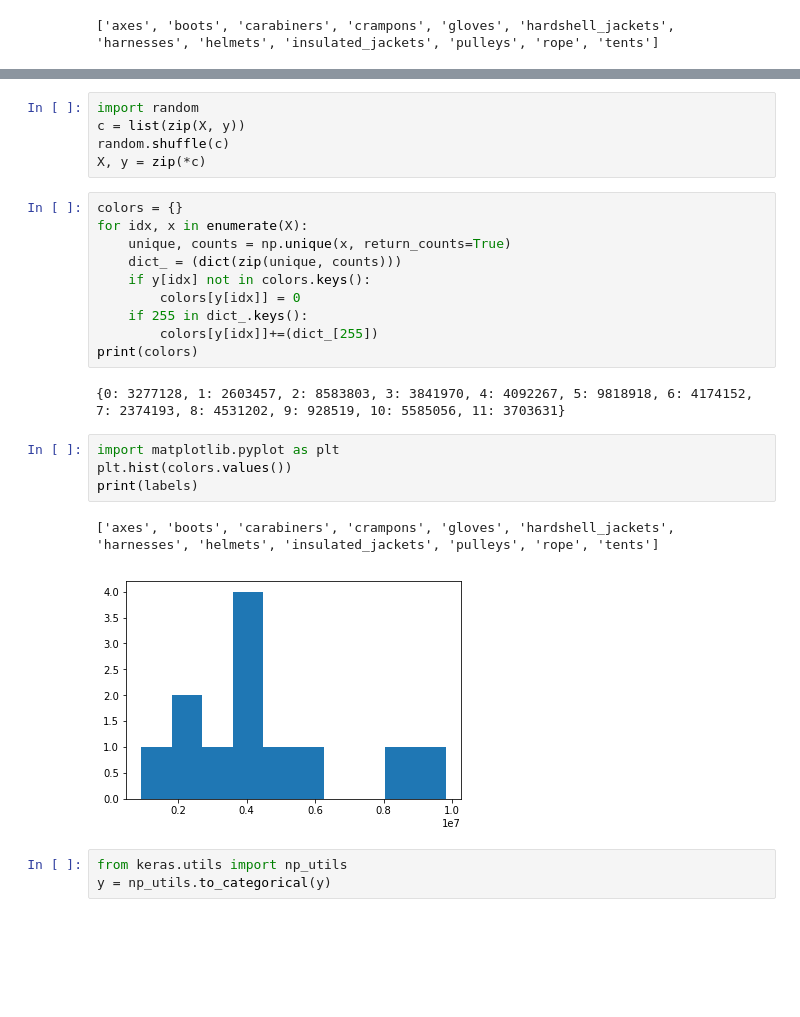
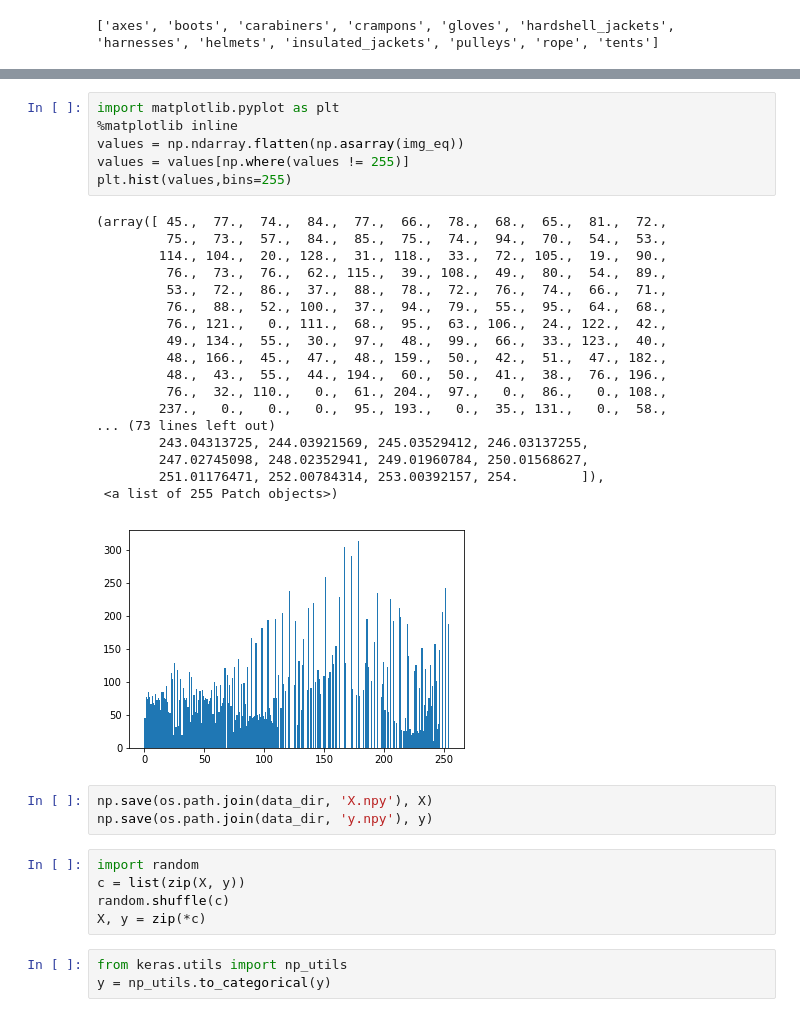
Before and after one commit to gvalero/OpenHachkCoding, a Jupyter notebook: notebooks/classification.ipynb, the cells around one changed output, grey strips where cells are left out. Drawn from its saved outputs; the diff is of its cells as text; blank space fills up the shorter version.

```diff
--- a/notebooks/classification.ipynb
+++ b/notebooks/classification.ipynb
@@ -36,27 +101,36 @@ for label in labels:
+# %%
+import matplotlib.pyplot as plt
+%matplotlib inline
+values = np.ndarray.flatten(np.asarray(img_eq))
+values = values[np.where(values != 255)]
+plt.hist(values,bins=255)
+# %% [output]
+(array([ 45.,  77.,  74.,  84.,  77.,  66.,  78.,  68.,  65.,  81.,  72.,
+         75.,  73.,  57.,  84.,  85.,  75.,  74.,  94.,  70.,  54.,  53.,
+        114., 104.,  20., 128.,  31., 118.,  33.,  72., 105.,  19.,  90.,
+         76.,  73.,  76.,  62., 115.,  39., 108.,  49.,  80.,  54.,  89.,
+         53.,  72.,  86.,  37.,  88.,  78.,  72.,  76.,  74.,  66.,  71.,
+         76.,  88.,  52., 100.,  37.,  94.,  79.,  55.,  95.,  64.,  68.,
+         76., 121.,   0., 111.,  68.,  95.,  63., 106.,  24., 122.,  42.,
+         49., 134.,  55.,  30.,  97.,  48.,  99.,  66.,  33., 123.,  40.,
+         48., 166.,  45.,  47.,  48., 159.,  50.,  42.,  51.,  47., 182.,
+         48.,  43.,  55.,  44., 194.,  60.,  50.,  41.,  38.,  76., 196.,
+         76.,  32., 110.,   0.,  61., 204.,  97.,   0.,  86.,   0., 108.,
+        237.,   0.,   0.,   0.,  95., 193.,   0.,  35., 131.,   0.,  58.,
+... (73 lines left out)
+        243.04313725, 244.03921569, 245.03529412, 246.03137255,
+        247.02745098, 248.02352941, 249.01960784, 250.01568627,
+        251.01176471, 252.00784314, 253.00392157, 254.        ]),
+ <a list of 255 Patch objects>)
+[figure, added]
+# %%
+np.save(os.path.join(data_dir, 'X.npy'), X)
+np.save(os.path.join(data_dir, 'y.npy'), y)
 # %%
 import random
 c = list(zip(X, y))
 random.shuffle(c)
 X, y = zip(*c)
-# %%
-colors = {}
-for idx, x in enumerate(X):
-    unique, counts = np.unique(x, return_counts=True)
-    dict_ = (dict(zip(unique, counts)))
-    if y[idx] not in colors.keys():
-        colors[y[idx]] = 0
-    if 255 in dict_.keys():
-        colors[y[idx]]+=(dict_[255])
-print(colors)
-# %% [output]
-{0: 3277128, 1: 2603457, 2: 8583803, 3: 3841970, 4: 4092267, 5: 9818918, 6: 4174152, 7: 2374193, 8: 4531202, 9: 928519, 10: 5585056, 11: 3703631}
-# %%
-import matplotlib.pyplot as plt
-plt.hist(colors.values())
-print(labels)
-# %% [output]
-['axes', 'boots', 'carabiners', 'crampons', 'gloves', 'hardshell_jackets', 'harnesses', 'helmets', 'insulated_jackets', 'pulleys', 'rope', 'tents']
-[figure, removed]
 # %%
 from keras.utils import np_utils
 y = np_utils.to_categorical(y)
```
Also changed, not shown: parts of 7 cells of this notebook.
